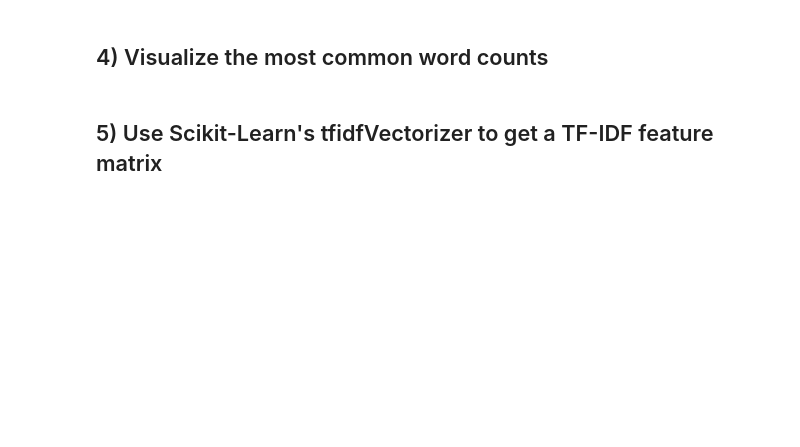
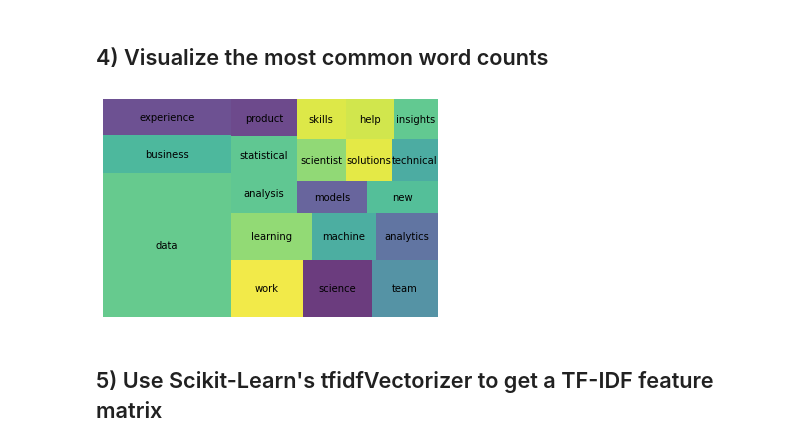
Before and after one commit to nedprz/DS-Unit-4-Sprint-1-NLP, a Jupyter notebook: module2-vector-representations/LS_DS_412_Vector_Representations_Assignment.ipynb, the cells around one changed output. Saved outputs shown, nothing was run; the diff lists cells and outputs as text; code cells hidden in the pictures; blank space fills up the shorter version.

```diff
--- a/module2-vector-representations/LS_DS_412_Vector_Representations_Assignment.ipynb
+++ b/module2-vector-representations/LS_DS_412_Vector_Representations_Assignment.ipynb
@@ -66,0 +98,12 @@ raise Exception("\nThis task is not complete. \nReplace this line with your code
+# %%
+nlp = spacy.load("en_core_web_lg")
+
+tokens = []
+for i in jobs['description']:
+    doc = nlp(i.strip())
+    doc = [token.lower_ for token in doc if (token.is_stop != True) and (token.is_punct != True)]
+    tokens.append(doc)
+
+jobs['tokens'] = tokens
+
+jobs.head()
@@ -77,2 +148,11 @@ raise Exception("\nThis task is not complete. \nReplace this line with your code
+# %%
+wc = count(jobs['tokens'])
+wc = wc[wc['rank'] <= 20]
+
+squarify.plot(sizes=wc['pct_total'], label=wc['word'], alpha=.8 )
+plt.axis('off')
+plt.show()
+# %% [output]
+[figure, added]
 # %% [markdown]
 ## 5) Use Scikit-Learn's tfidfVectorizer to get a TF-IDF feature matrix
```
Also changed, not shown: parts of 15 cells of this notebook.
